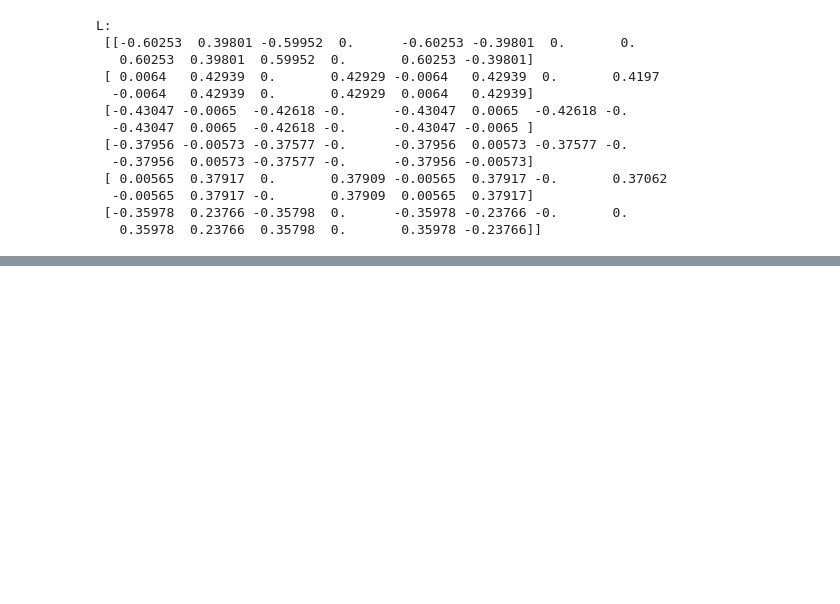
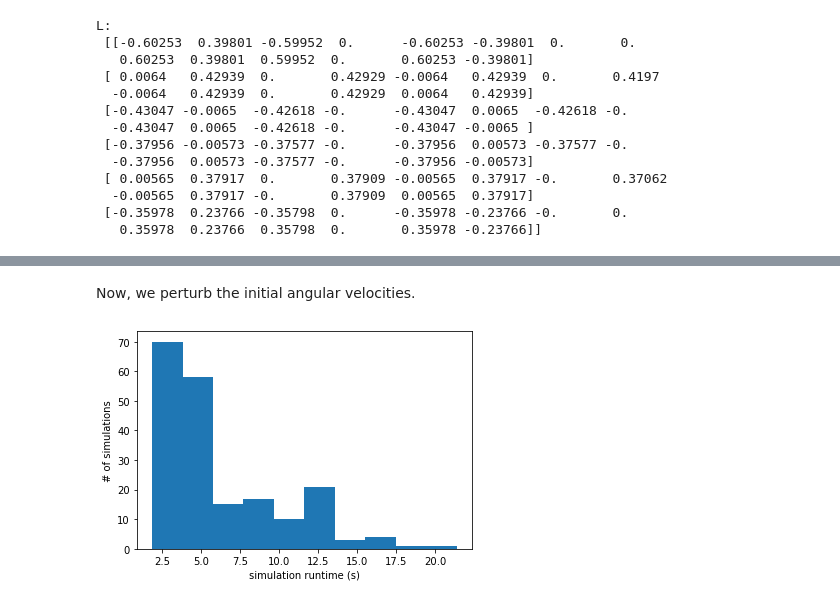
Before and after one commit to ibw2/ae353-sp22, a Jupyter notebook: projects/03_spacecraft/DP3_Code.ipynb, the cells around one changed output, grey strips where cells are left out. Saved outputs shown, nothing was run; the diff lists cells and outputs as text; code cells hidden in the pictures; blank space fills up the shorter version.

```diff
--- a/projects/03_spacecraft/DP3_Code.ipynb
+++ b/projects/03_spacecraft/DP3_Code.ipynb
@@ -298,0 +537,39 @@ L:
+# %% [markdown]
+Now, we perturb the initial angular velocities.
+# %%
+n = 200                          # number of sims
+times = np.zeros(n)
+
+for i in range (n):
+#     controller = Controller()
+    simulator.reset(
+        orientation={
+            'yaw': 0.,
+            'pitch': 0.,
+            'roll': 0.,
+        },
+        angular_velocity={
+            'x': .01,
+            'y': .01,
+            'z': .01,
+        },
+        scope_noise=0.1,
+    )
+    controller.reset()
+
+    data = simulator.run(
+        controller,           # <-- required (an instance of your Controller class)
+        max_time=50.0,         # <-- optional (how long you want to run the simulation in seconds)
+        data_filename=None,   # <-- optional (name of file to which you want data saved, e.g., 'my_data.json')
+        video_filename=None,  # <-- optional (name of file to which you want video saved, e.g., 'my_video.mov')
+        print_debug=False,    # <-- optional (whether to print debug text - this is recommended when saving video)
+    )
+
+    times[i] =  data['t'][-1]
+
+plt.hist(times)
+plt.xlabel('simulation runtime (s)')
+plt.ylabel('# of simulations')
+plt.show()
+# %% [output]
+[figure, added]
```
Also changed, not shown: parts of 32 cells of this notebook.
